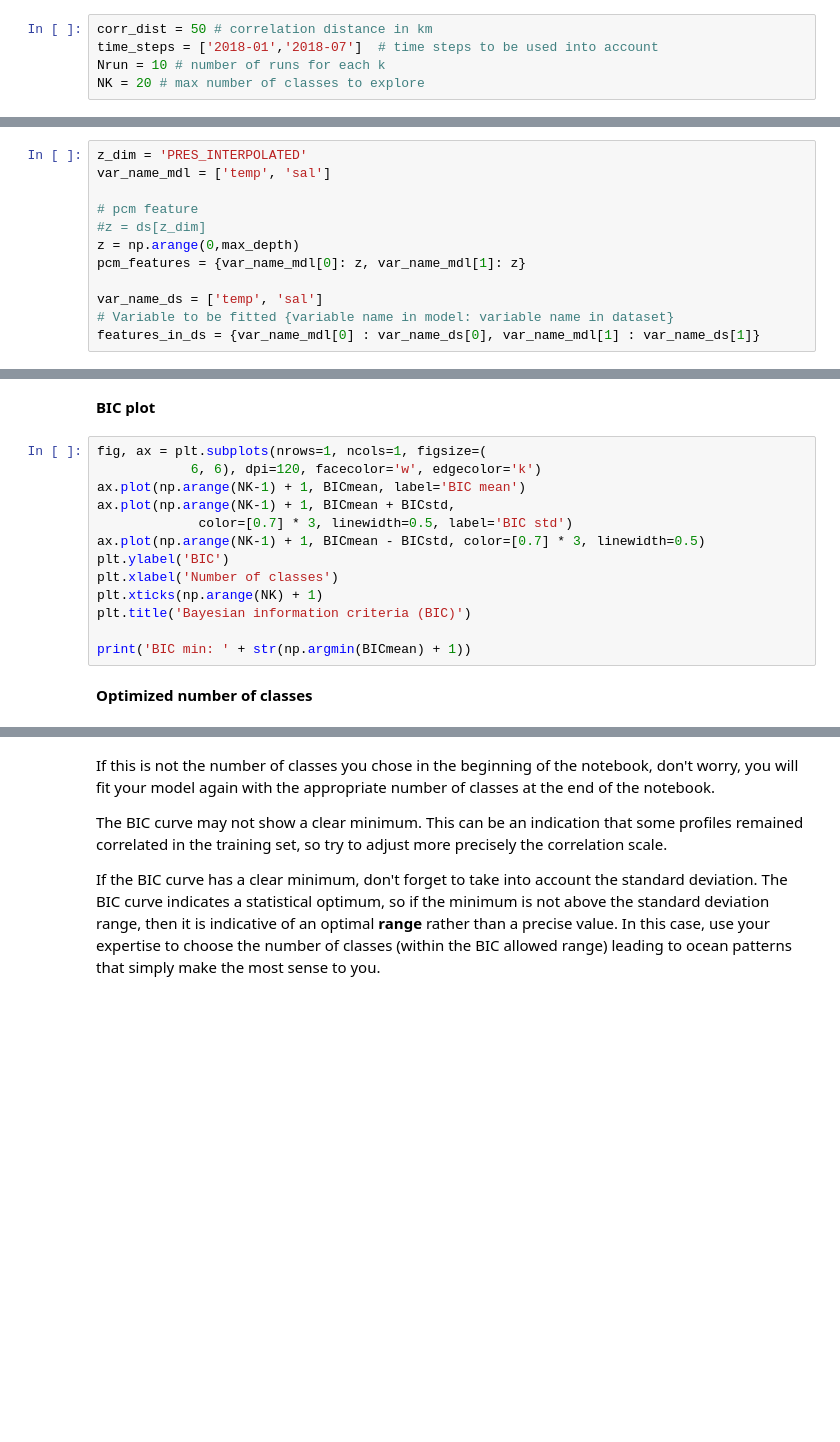
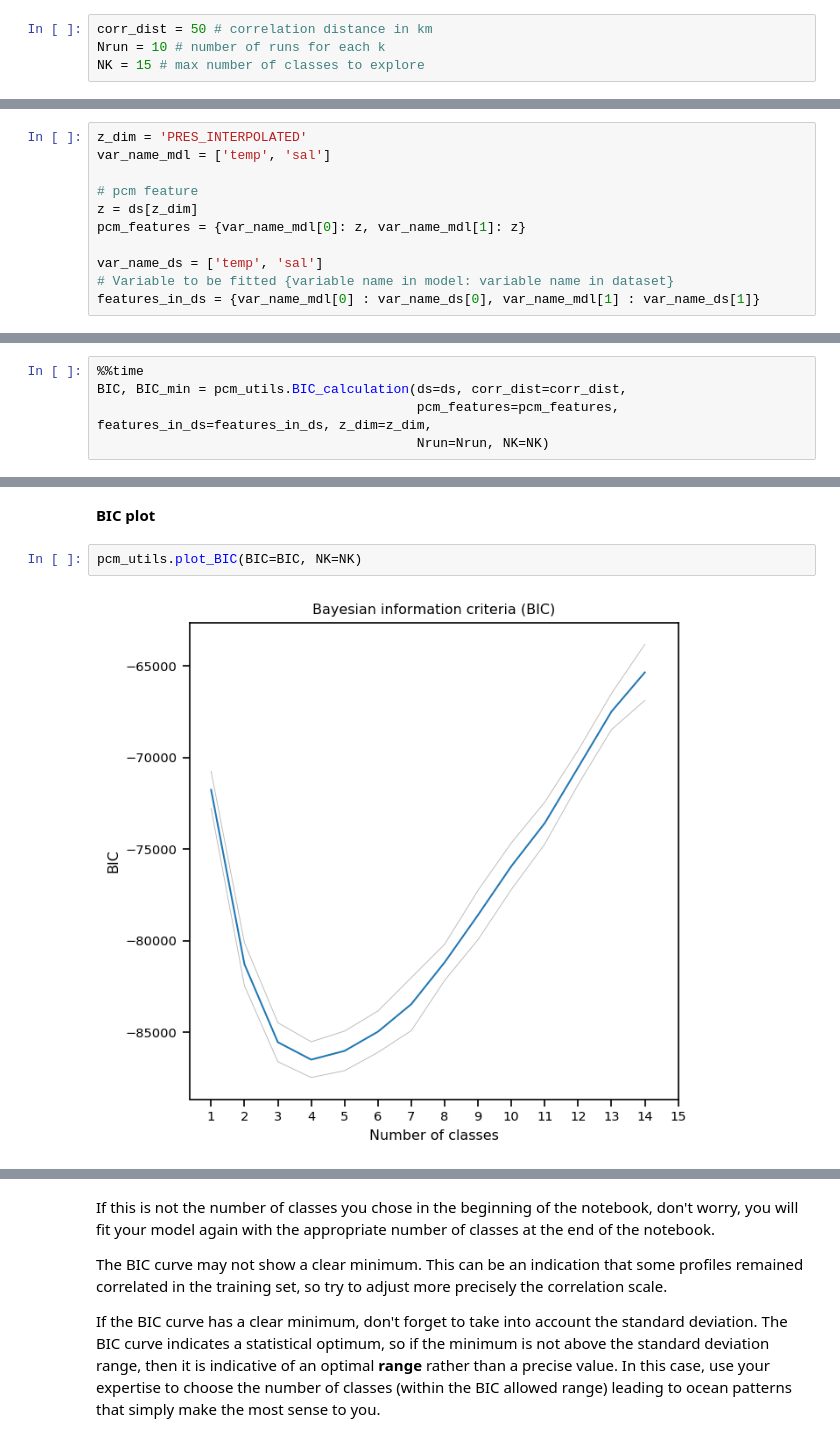
Before and after one commit to euroargodev/DMQC-PCM, a Jupyter notebook: PCM-design/BIC_plot.ipynb, the cells around one changed output, grey strips where cells are left out. Drawn from its saved outputs; the diff is of its cells as text; blank space fills up the shorter version.

```diff
--- a/PCM-design/BIC_plot.ipynb
+++ b/PCM-design/BIC_plot.ipynb
@@ -199,9 +165,8 @@ You can also choose the number of runs and the maximum number of classes, taking
 __User input__
 # %%
 corr_dist = 50 # correlation distance in km
-time_steps = ['2018-01','2018-07']  # time steps to be used into account
 Nrun = 10 # number of runs for each k
-NK = 20 # max number of classes to explore
+NK = 15 # max number of classes to explore
 # %% [markdown]
 __BIC calculation__
 
@@ -211,8 +176,7 @@ z_dim = 'PRES_INTERPOLATED'
 var_name_mdl = ['temp', 'sal']
 
 # pcm feature
-#z = ds[z_dim]
-z = np.arange(0,max_depth)
+z = ds[z_dim]
 pcm_features = {var_name_mdl[0]: z, var_name_mdl[1]: z}
 
 var_name_ds = ['temp', 'sal']
@@ -439,0 +185,5 @@ ValueError: Input contains NaN, infinity or a value too large for dtype('float64
+# %%
+%%time
+BIC, BIC_min = pcm_utils.BIC_calculation(ds=ds, corr_dist=corr_dist,
+                                         pcm_features=pcm_features, features_in_ds=features_in_ds, z_dim=z_dim,
+                                         Nrun=Nrun, NK=NK)
@@ -440,19 +203,8 @@ ValueError: Input contains NaN, infinity or a value too large for dtype('float64
 # %% [markdown]
 __BIC plot__
-# %%
-fig, ax = plt.subplots(nrows=1, ncols=1, figsize=(
-            6, 6), dpi=120, facecolor='w', edgecolor='k')
-ax.plot(np.arange(NK-1) + 1, BICmean, label='BIC mean')
-ax.plot(np.arange(NK-1) + 1, BICmean + BICstd,
-             color=[0.7] * 3, linewidth=0.5, label='BIC std')
-ax.plot(np.arange(NK-1) + 1, BICmean - BICstd, color=[0.7] * 3, linewidth=0.5)
-plt.ylabel('BIC')
-plt.xlabel('Number of classes')
-plt.xticks(np.arange(NK) + 1)
-plt.title('Bayesian information criteria (BIC)')
-
-print('BIC min: ' + str(np.argmin(BICmean) + 1))
-# %% [markdown]
-__Optimized number of classes__
+# %%
+pcm_utils.plot_BIC(BIC=BIC, NK=NK)
+# %% [output]
+[figure, added]
 # %%
 BIC_min
```
Also changed, not shown: parts of 18 cells of this notebook, 10 other files.
